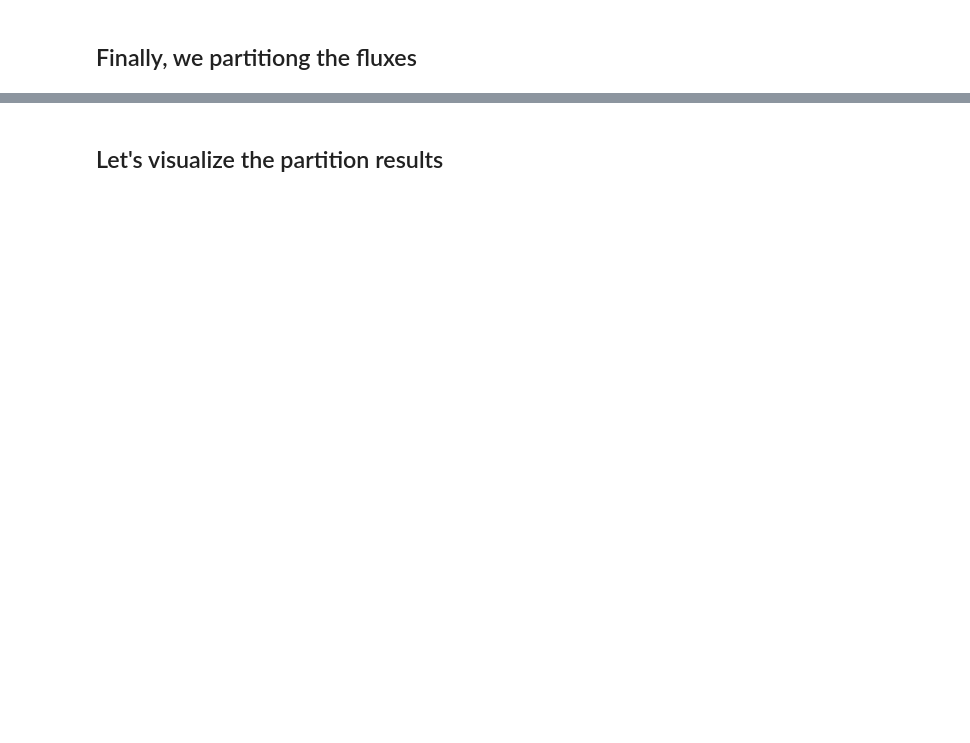
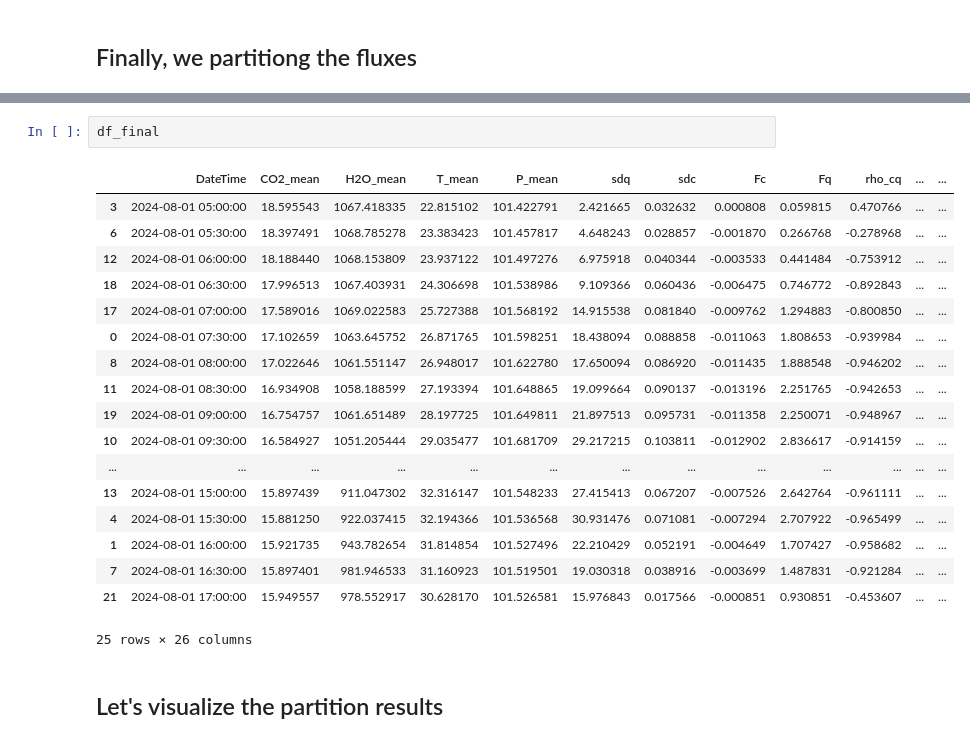
Before and after one commit to praghav444/AmeriFlux-Meeting-2025-FVS-Tutorial-Wetland, a Jupyter notebook: AmeriFlux_Meeting2025_Tutorial.ipynb, the cells around one changed output, grey strips where cells are left out. Saved outputs shown, nothing was run; the diff lists cells and outputs as text; blank space fills up the shorter version.

```diff
--- a/AmeriFlux_Meeting2025_Tutorial.ipynb
+++ b/AmeriFlux_Meeting2025_Tutorial.ipynb
@@ -910,4 +937,25 @@ df_final['TET_linear'] = TET_linear
 df_final['TET_opt'] = TET_opt
+# %%
+df_final
+# %% [output]
+|  | DateTime | CO2_mean | H2O_mean | T_mean | P_mean | sdq | sdc | Fc | Fq | rho_cq | ... | ... |
+| 3 | 2024-08-01 05:00:00 | 18.595543 | 1067.418335 | 22.815102 | 101.422791 | 2.421665 | 0.032632 | 0.000808 | 0.059815 | 0.470766 | ... | ... |
+| 6 | 2024-08-01 05:30:00 | 18.397491 | 1068.785278 | 23.383423 | 101.457817 | 4.648243 | 0.028857 | -0.001870 | 0.266768 | -0.278968 | ... | ... |
+| 12 | 2024-08-01 06:00:00 | 18.188440 | 1068.153809 | 23.937122 | 101.497276 | 6.975918 | 0.040344 | -0.003533 | 0.441484 | -0.753912 | ... | ... |
+| 18 | 2024-08-01 06:30:00 | 17.996513 | 1067.403931 | 24.306698 | 101.538986 | 9.109366 | 0.060436 | -0.006475 | 0.746772 | -0.892843 | ... | ... |
+| 17 | 2024-08-01 07:00:00 | 17.589016 | 1069.022583 | 25.727388 | 101.568192 | 14.915538 | 0.081840 | -0.009762 | 1.294883 | -0.800850 | ... | ... |
+| 0 | 2024-08-01 07:30:00 | 17.102659 | 1063.645752 | 26.871765 | 101.598251 | 18.438094 | 0.088858 | -0.011063 | 1.808653 | -0.939984 | ... | ... |
+| 8 | 2024-08-01 08:00:00 | 17.022646 | 1061.551147 | 26.948017 | 101.622780 | 17.650094 | 0.086920 | -0.011435 | 1.888548 | -0.946202 | ... | ... |
+| 11 | 2024-08-01 08:30:00 | 16.934908 | 1058.188599 | 27.193394 | 101.648865 | 19.099664 | 0.090137 | -0.013196 | 2.251765 | -0.942653 | ... | ... |
+| 19 | 2024-08-01 09:00:00 | 16.754757 | 1061.651489 | 28.197725 | 101.649811 | 21.897513 | 0.095731 | -0.011358 | 2.250071 | -0.948967 | ... | ... |
+| 10 | 2024-08-01 09:30:00 | 16.584927 | 1051.205444 | 29.035477 | 101.681709 | 29.217215 | 0.103811 | -0.012902 | 2.836617 | -0.914159 | ... | ... |
+| ... | ... | ... | ... | ... | ... | ... | ... | ... | ... | ... | ... | ... |
+| 13 | 2024-08-01 15:00:00 | 15.897439 | 911.047302 | 32.316147 | 101.548233 | 27.415413 | 0.067207 | -0.007526 | 2.642764 | -0.961111 | ... | ... |
+| 4 | 2024-08-01 15:30:00 | 15.881250 | 922.037415 | 32.194366 | 101.536568 | 30.931476 | 0.071081 | -0.007294 | 2.707922 | -0.965499 | ... | ... |
+| 1 | 2024-08-01 16:00:00 | 15.921735 | 943.782654 | 31.814854 | 101.527496 | 22.210429 | 0.052191 | -0.004649 | 1.707427 | -0.958682 | ... | ... |
+| 7 | 2024-08-01 16:30:00 | 15.897401 | 981.946533 | 31.160923 | 101.519501 | 19.030318 | 0.038916 | -0.003699 | 1.487831 | -0.921284 | ... | ... |
+| 21 | 2024-08-01 17:00:00 | 15.949557 | 978.552917 | 30.628170 | 101.526581 | 15.976843 | 0.017566 | -0.000851 | 0.930851 | -0.453607 | ... | ... |
+25 rows × 26 columns
 # %% [markdown]
 ## Let's visualize the partition results
 # %%
```
Also changed, not shown: parts of 6 cells of this notebook.
